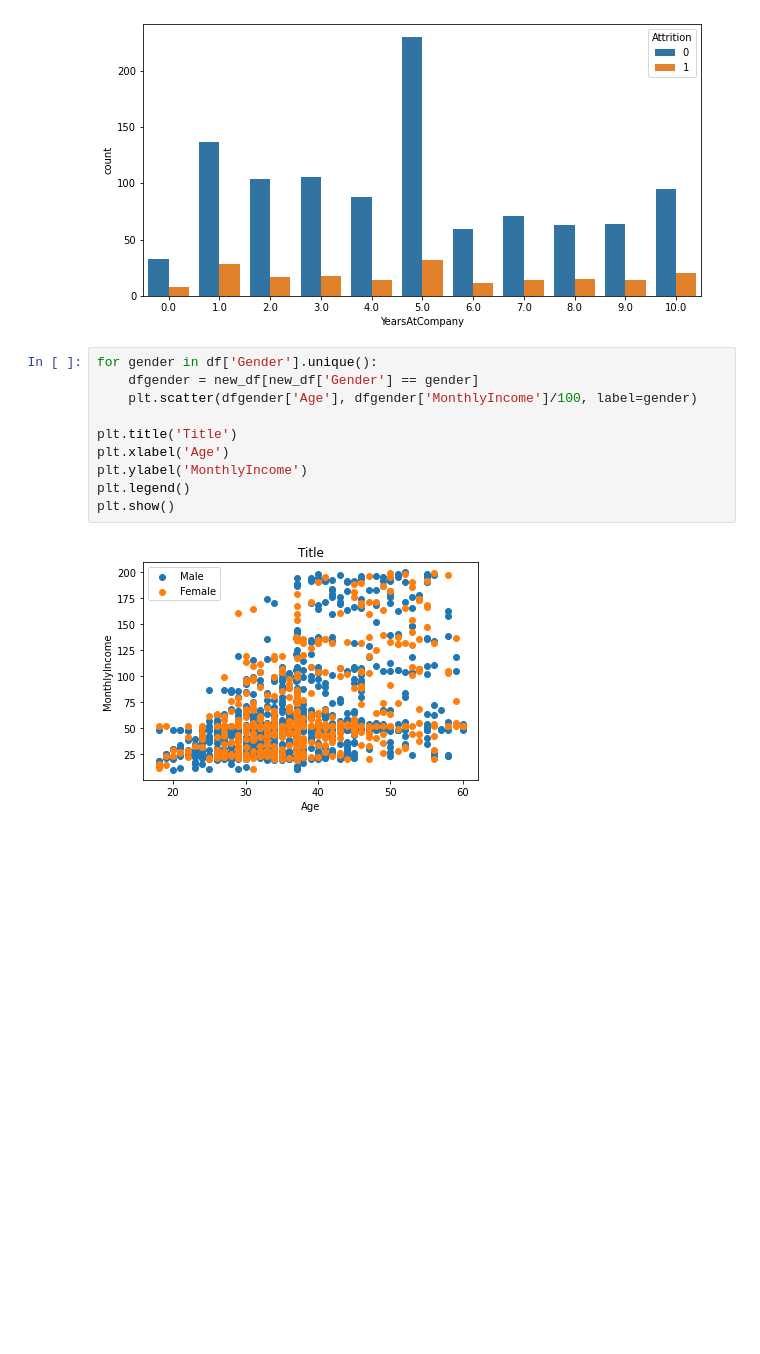
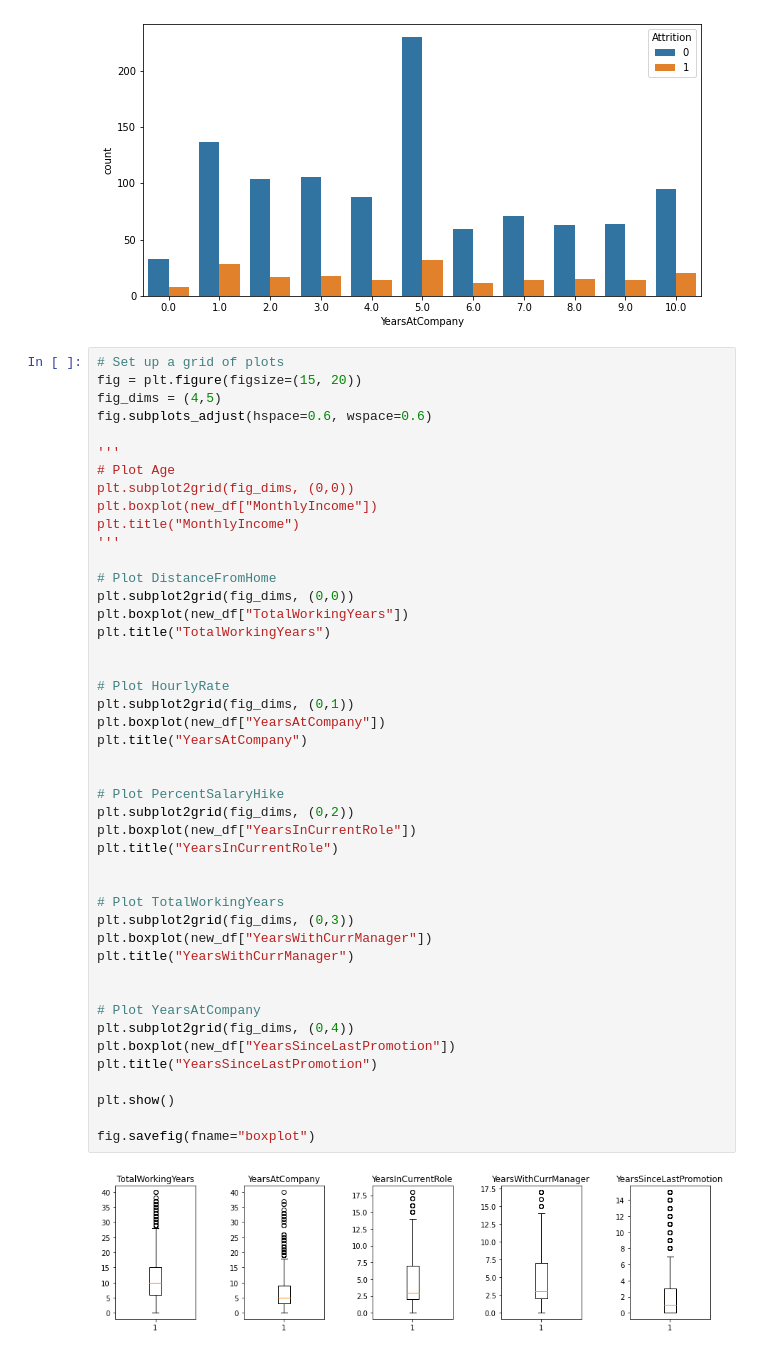
Before and after one commit to marioproia/Progetto_DM1, a Jupyter notebook: Progetto-SENZA_miss_val.ipynb, the cells around one changed output. Drawn from its saved outputs; the diff is of its cells as text; blank space fills up the shorter version.

```diff
--- a/Progetto-SENZA_miss_val.ipynb
+++ b/Progetto-SENZA_miss_val.ipynb
@@ -234,15 +236,50 @@ sn.countplot(x='YearsAtCompany',hue='Attrition',data=df)
 plt.show()
 # %% [output]
 [figure]
-# %%
-for gender in df['Gender'].unique():
-    dfgender = new_df[new_df['Gender'] == gender]
-    plt.scatter(dfgender['Age'], dfgender['MonthlyIncome']/100, label=gender)
-
-plt.title('Title')
-plt.xlabel('Age')
-plt.ylabel('MonthlyIncome')
-plt.legend()
-plt.show()
-# %% [output]
-[figure, removed]
+# %%
+# Set up a grid of plots
+fig = plt.figure(figsize=(15, 20))
+fig_dims = (4,5)
+fig.subplots_adjust(hspace=0.6, wspace=0.6)
+
+'''
+# Plot Age
+plt.subplot2grid(fig_dims, (0,0))
+plt.boxplot(new_df["MonthlyIncome"])
+plt.title("MonthlyIncome")
+'''
+
+# Plot DistanceFromHome
+plt.subplot2grid(fig_dims, (0,0))
+plt.boxplot(new_df["TotalWorkingYears"])
+plt.title("TotalWorkingYears")
+
+
+# Plot HourlyRate
+plt.subplot2grid(fig_dims, (0,1))
+plt.boxplot(new_df["YearsAtCompany"])
+plt.title("YearsAtCompany")
+
+
+# Plot PercentSalaryHike
+plt.subplot2grid(fig_dims, (0,2))
+plt.boxplot(new_df["YearsInCurrentRole"])
+plt.title("YearsInCurrentRole")
+
+
+# Plot TotalWorkingYears
+plt.subplot2grid(fig_dims, (0,3))
+plt.boxplot(new_df["YearsWithCurrManager"])
+plt.title("YearsWithCurrManager")
+
+
+# Plot YearsAtCompany
+plt.subplot2grid(fig_dims, (0,4))
+plt.boxplot(new_df["YearsSinceLastPromotion"])
+plt.title("YearsSinceLastPromotion")
+
+plt.show()
+
+fig.savefig(fname="boxplot")
+# %% [output]
+[figure, added]
```
Also changed, not shown: parts of 8 cells of this notebook, 3 other files.
